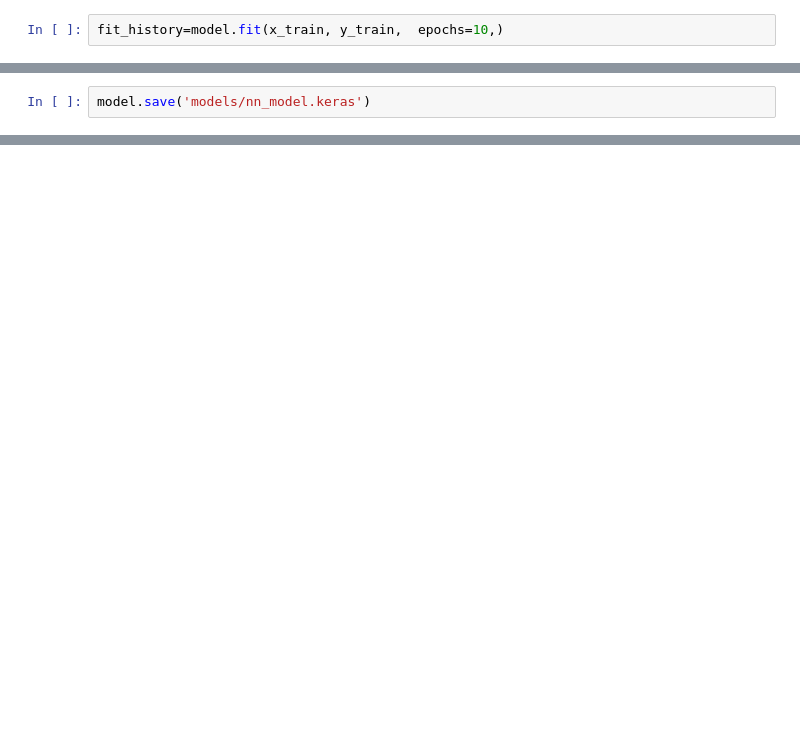
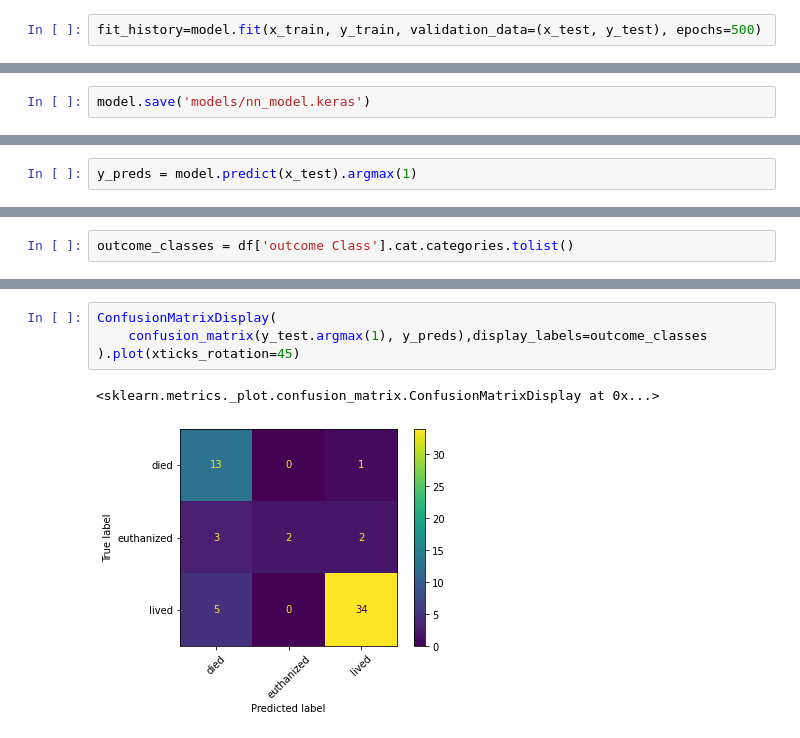
Before and after one commit to JaeAiKay/project-AI-classification, a Jupyter notebook: NN.ipynb, the cells around one changed output, grey strips where cells are left out. Cells and saved outputs as stored; diff of their text form; blank space fills up the shorter version.

```diff
--- a/NN.ipynb
+++ b/NN.ipynb
@@ -149,3 +148,3 @@ model.compile(
 # %%
-fit_history=model.fit(x_train, y_train,  epochs=10,)
+fit_history=model.fit(x_train, y_train, validation_data=(x_test, y_test), epochs=500)
 # %% [output]
@@ -184,0 +185,2 @@ loaded_model.evaluate(x_test, y_test)
+# %%
+y_preds = model.predict(x_test).argmax(1)
@@ -184,0 +189,2 @@ loaded_model.evaluate(x_test, y_test)
+# %%
+outcome_classes = df['outcome Class'].cat.categories.tolist()
@@ -184,0 +203,7 @@ loaded_model.evaluate(x_test, y_test)
+# %%
+ConfusionMatrixDisplay(
+    confusion_matrix(y_test.argmax(1), y_preds),display_labels=outcome_classes
+).plot(xticks_rotation=45)
+# %% [output]
+<sklearn.metrics._plot.confusion_matrix.ConfusionMatrixDisplay at 0x...>
+[figure, added]
```
Also changed, not shown: parts of 12 cells of this notebook, 2 other files.
